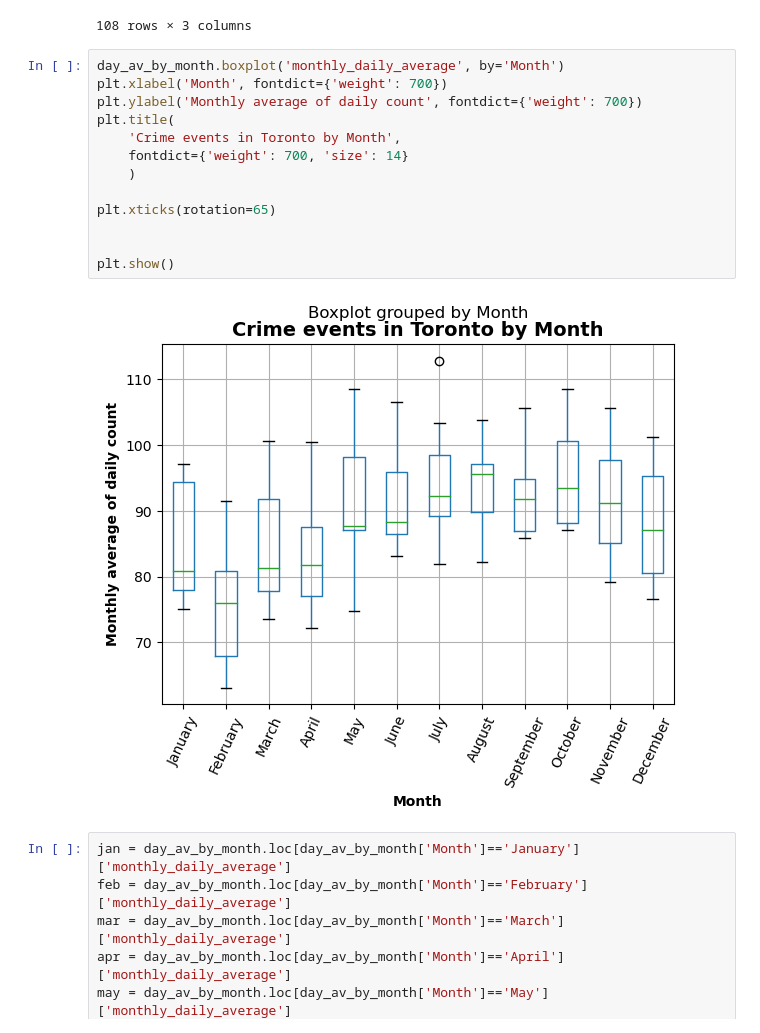
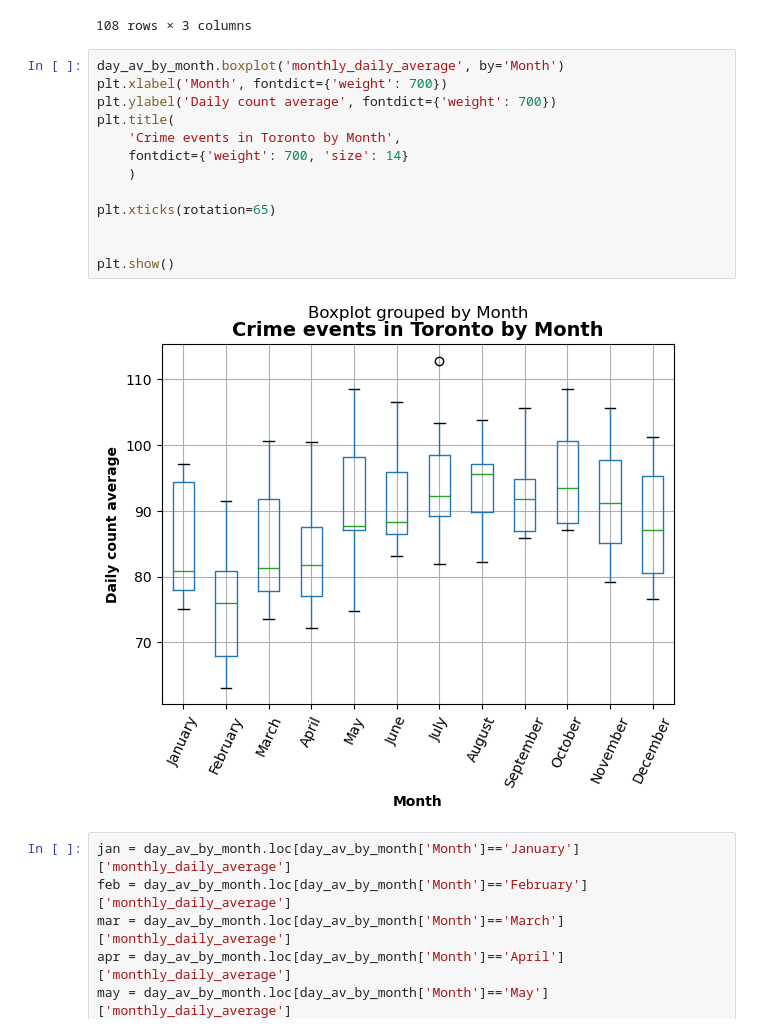
Before and after one commit to fannysigouin/project1, a Jupyter notebook: q2_peak_times.ipynb, the cells around one changed output. Drawn from its saved outputs; the diff is of its cells as text.

```diff
--- a/q2_peak_times.ipynb
+++ b/q2_peak_times.ipynb
@@ -214,18 +289,18 @@ day_av_by_month
 # %%
 day_av_by_month.boxplot('monthly_daily_average', by='Month')
 plt.xlabel('Month', fontdict={'weight': 700})
-plt.ylabel('Monthly average of daily count', fontdict={'weight': 700})
+plt.ylabel('Daily count average', fontdict={'weight': 700})
 plt.title(
     'Crime events in Toronto by Month',
     fontdict={'weight': 700, 'size': 14}
     )
 
 plt.xticks(rotation=65)
 
 
 plt.show()
 # %% [output]
-[figure, old version]
+[figure, new version]
 # %%
 jan = day_av_by_month.loc[day_av_by_month['Month']=='January']['monthly_daily_average']
 feb = day_av_by_month.loc[day_av_by_month['Month']=='February']['monthly_daily_average']
```
Also changed, not shown: parts of 27 cells of this notebook.
